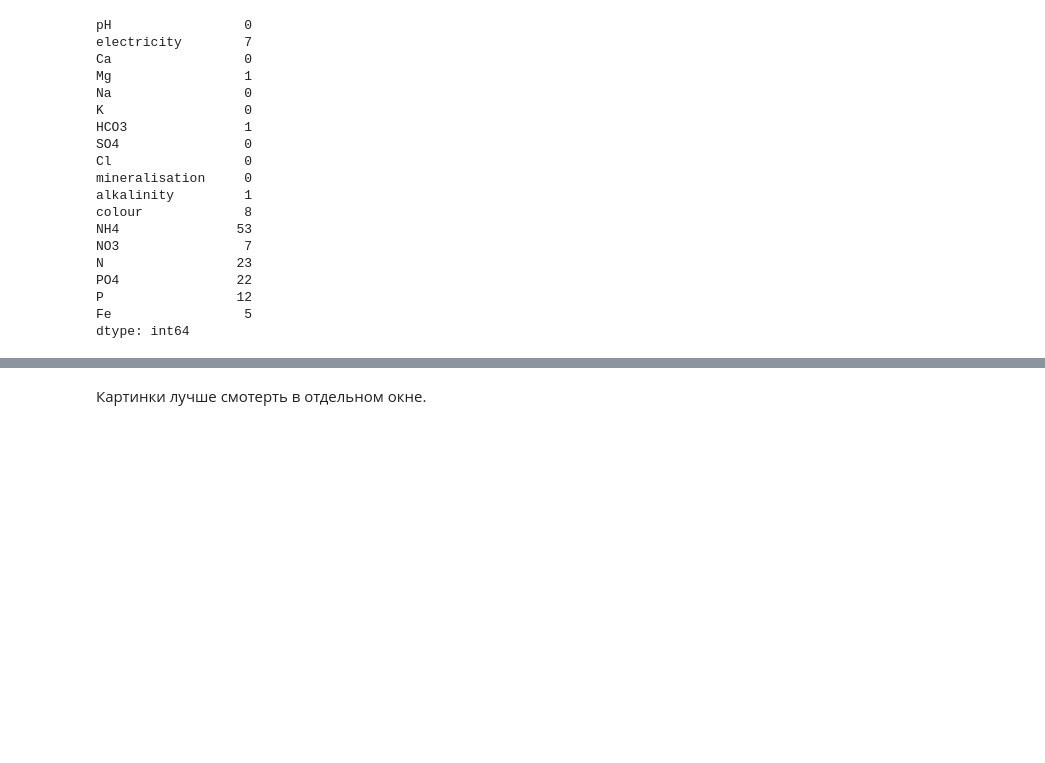
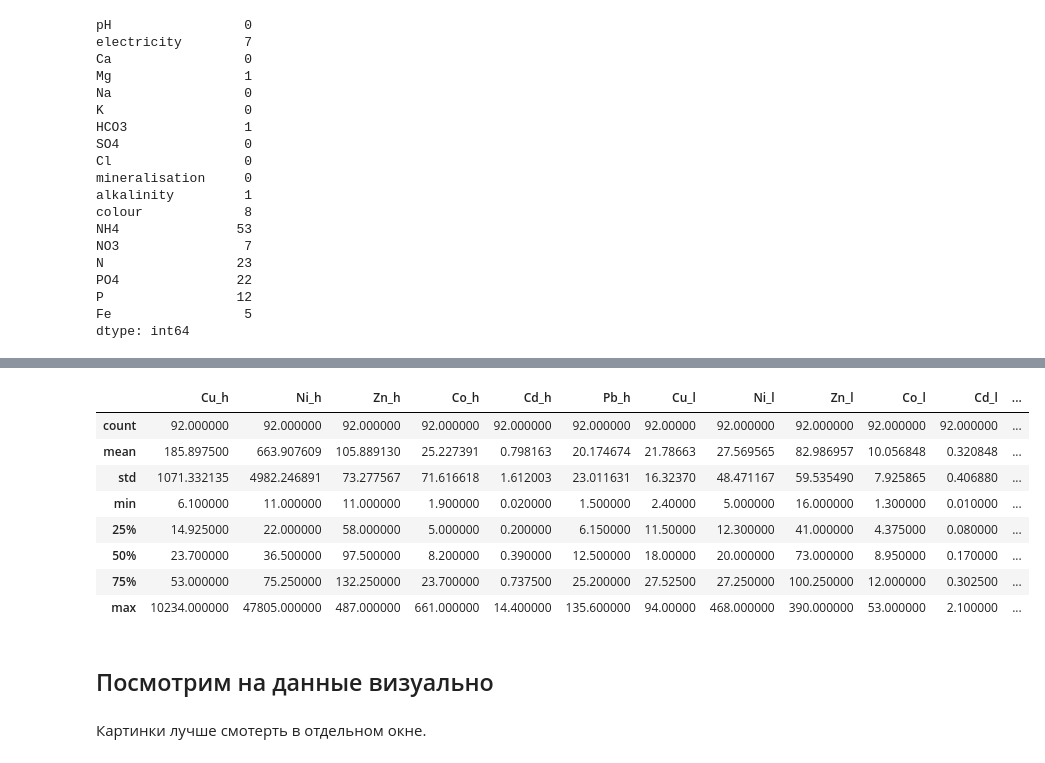
Before and after one commit to PonyCony/geochemistry, a Jupyter notebook: project/code.ipynb, the cells around one changed output, grey strips where cells are left out. Cells and saved outputs as stored; diff of their text form; code cells hidden in the pictures; blank space fills up the shorter version.

```diff
--- a/project/code.ipynb
+++ b/project/code.ipynb
@@ -134,0 +151,12 @@ data_predict = data_predict.apply(lambda x: x.fillna(x.median()),axis=0)
+# %%
+data_train.iloc[:,18:].describe()
+# %% [output]
+|  | Cu_h | Ni_h | Zn_h | Co_h | Cd_h | Pb_h | Cu_l | Ni_l | Zn_l | Co_l | Cd_l | ... |
+| count | 92.000000 | 92.000000 | 92.000000 | 92.000000 | 92.000000 | 92.000000 | 92.00000 | 92.000000 | 92.000000 | 92.000000 | 92.000000 | ... |
+| mean | 185.897500 | 663.907609 | 105.889130 | 25.227391 | 0.798163 | 20.174674 | 21.78663 | 27.569565 | 82.986957 | 10.056848 | 0.320848 | ... |
+| std | 1071.332135 | 4982.246891 | 73.277567 | 71.616618 | 1.612003 | 23.011631 | 16.32370 | 48.471167 | 59.535490 | 7.925865 | 0.406880 | ... |
+| min | 6.100000 | 11.000000 | 11.000000 | 1.900000 | 0.020000 | 1.500000 | 2.40000 | 5.000000 | 16.000000 | 1.300000 | 0.010000 | ... |
+| 25% | 14.925000 | 22.000000 | 58.000000 | 5.000000 | 0.200000 | 6.150000 | 11.50000 | 12.300000 | 41.000000 | 4.375000 | 0.080000 | ... |
+| 50% | 23.700000 | 36.500000 | 97.500000 | 8.200000 | 0.390000 | 12.500000 | 18.00000 | 20.000000 | 73.000000 | 8.950000 | 0.170000 | ... |
+| 75% | 53.000000 | 75.250000 | 132.250000 | 23.700000 | 0.737500 | 25.200000 | 27.52500 | 27.250000 | 100.250000 | 12.000000 | 0.302500 | ... |
+| max | 10234.000000 | 47805.000000 | 487.000000 | 661.000000 | 14.400000 | 135.600000 | 94.00000 | 468.000000 | 390.000000 | 53.000000 | 2.100000 | ... |
@@ -135,3 +166,5 @@ data_predict = data_predict.apply(lambda x: x.fillna(x.median()),axis=0)
+# %% [markdown]
+## Посмотрим на данные визуально
 # %% [markdown]
 Картинки лучше смотерть в отдельном окне.
 # %% [markdown]
```
Also changed, not shown: parts of 22 cells of this notebook.
